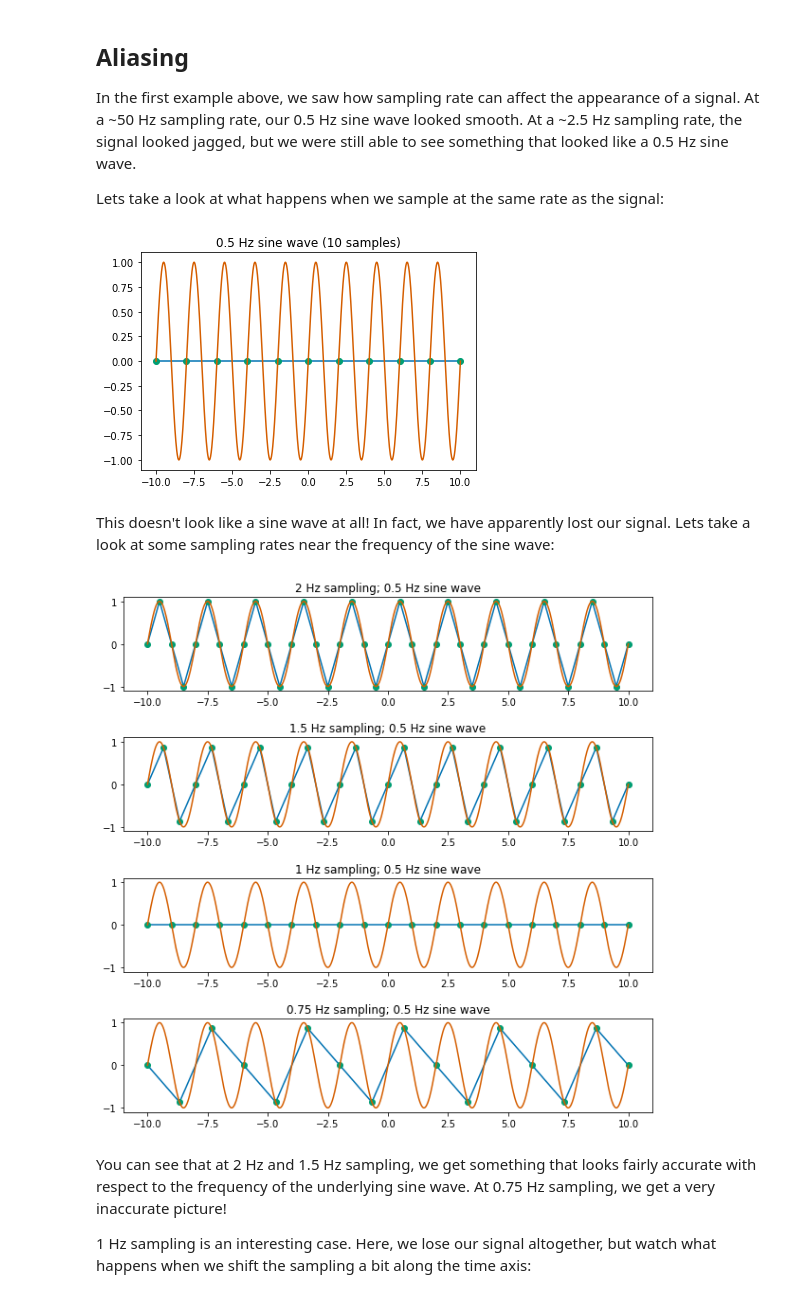
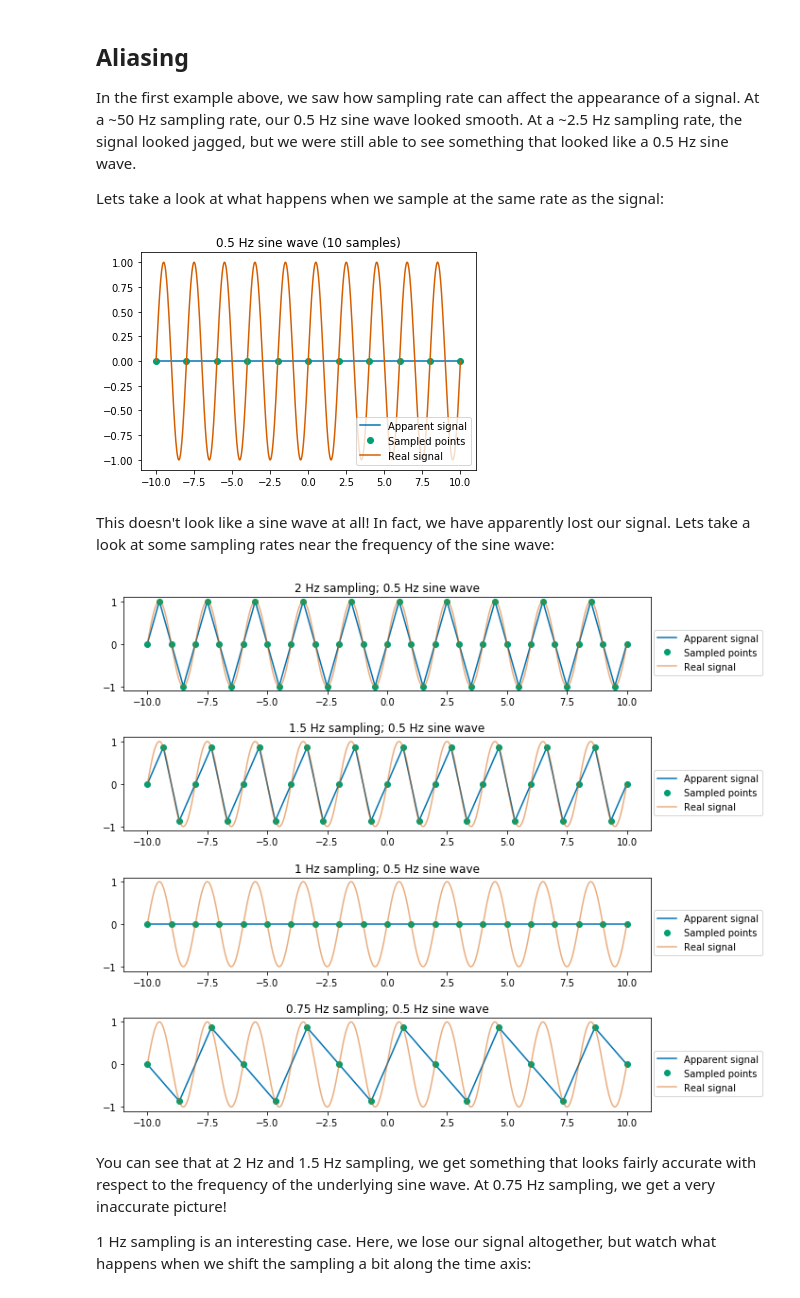
Before and after one commit to TheJacksonLaboratory/images-as-signals, a Jupyter notebook: lessons/1-Sampling_Theorem.ipynb, the cells around one changed output. Cells and saved outputs as stored; diff of their text form; code cells hidden in the pictures.

```diff
--- a/lessons/1-Sampling_Theorem.ipynb
+++ b/lessons/1-Sampling_Theorem.ipynb
@@ -138,30 +138,33 @@ y_smooth = np.sin(x_smooth*f*(2*np.pi))
 plt.plot(x,y)
 plt.plot(x,y, 'o')
 plt.plot(x_smooth, y_smooth)
-plt.title('0.5 Hz sine wave (10 samples)');
+plt.title('0.5 Hz sine wave (10 samples)')
+plt.legend(('Apparent signal', 'Sampled points', 'Real signal'), loc=4);
 # %% [output]
-[figure, old version]
+[figure, new version]
 # %% [markdown]
 This doesn't look like a sine wave at all! In fact, we have apparently lost our signal. Lets take a look at some sampling rates near the frequency of the sine wave:
 # %%
 f = 1/2
 n_samples = [41, 31, 21, 16]
 rates = ['2 Hz', '1.5 Hz', '1 Hz', '0.75 Hz']
 
 x = [np.linspace(-10, 10, n) for n in n_samples]
 y = [np.sin(sig*f*(2*np.pi)) for sig in x]
 x_smooth = np.linspace(-10, 10, 1000)
 y_smooth = np.sin(x_smooth*f*(2*np.pi))
 
 fig, ax = plt.subplots(len(n_samples), figsize=(10,10))
 fig.subplots_adjust(hspace=.5)
 for i in range(len(n_samples)):
     ax[i].set_title(rates[i] + " sampling; 0.5 Hz sine wave")
     ax[i].plot(x[i], y[i])
     ax[i].plot(x[i], y[i], 'o')
-    ax[i].plot(x_smooth, y_smooth)
+    ax[i].plot(x_smooth, y_smooth, alpha=0.5)
+    ax[i].legend(('Apparent signal', 'Sampled points', 'Real signal'),
+                 bbox_to_anchor=(1.22, 0.7))
 # %% [output]
-[figure, old version]
+[figure, new version]
 # %% [markdown]
 You can see that at 2 Hz and 1.5 Hz sampling, we get something that looks fairly accurate with respect to the frequency of the underlying sine wave. At 0.75 Hz sampling, we get a very inaccurate picture!
 
```
Also changed, not shown: parts of 14 cells of this notebook.
